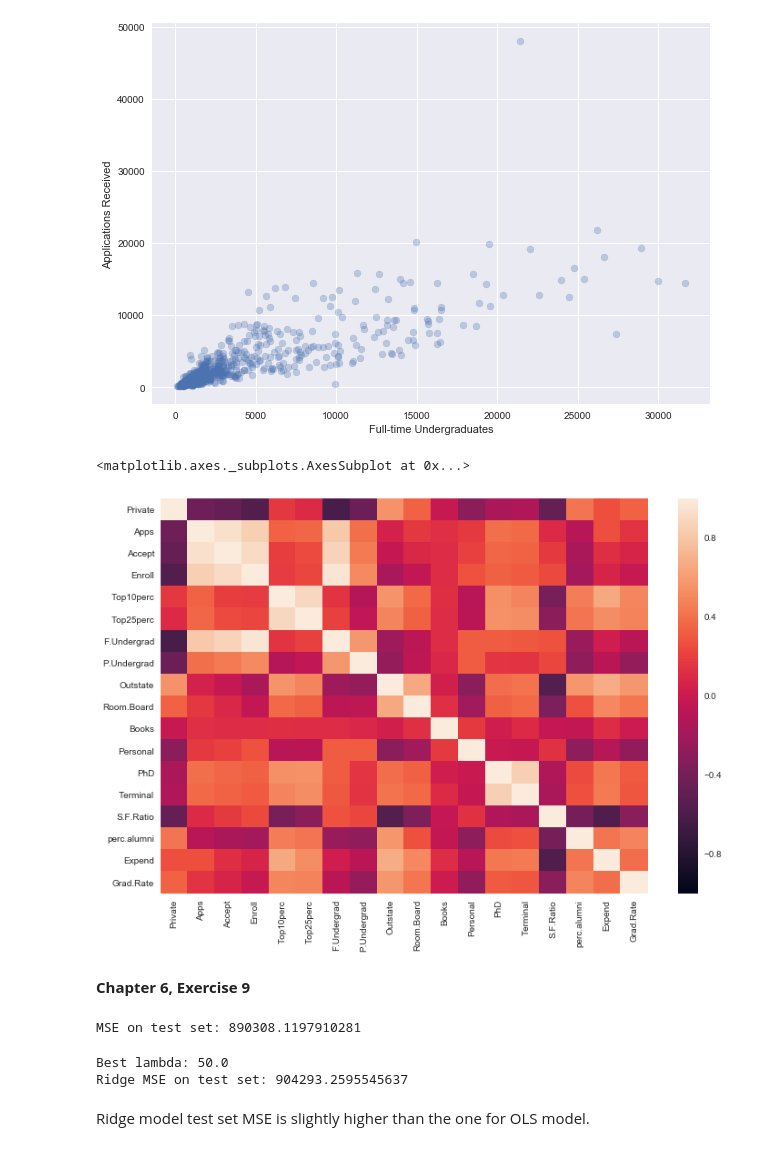
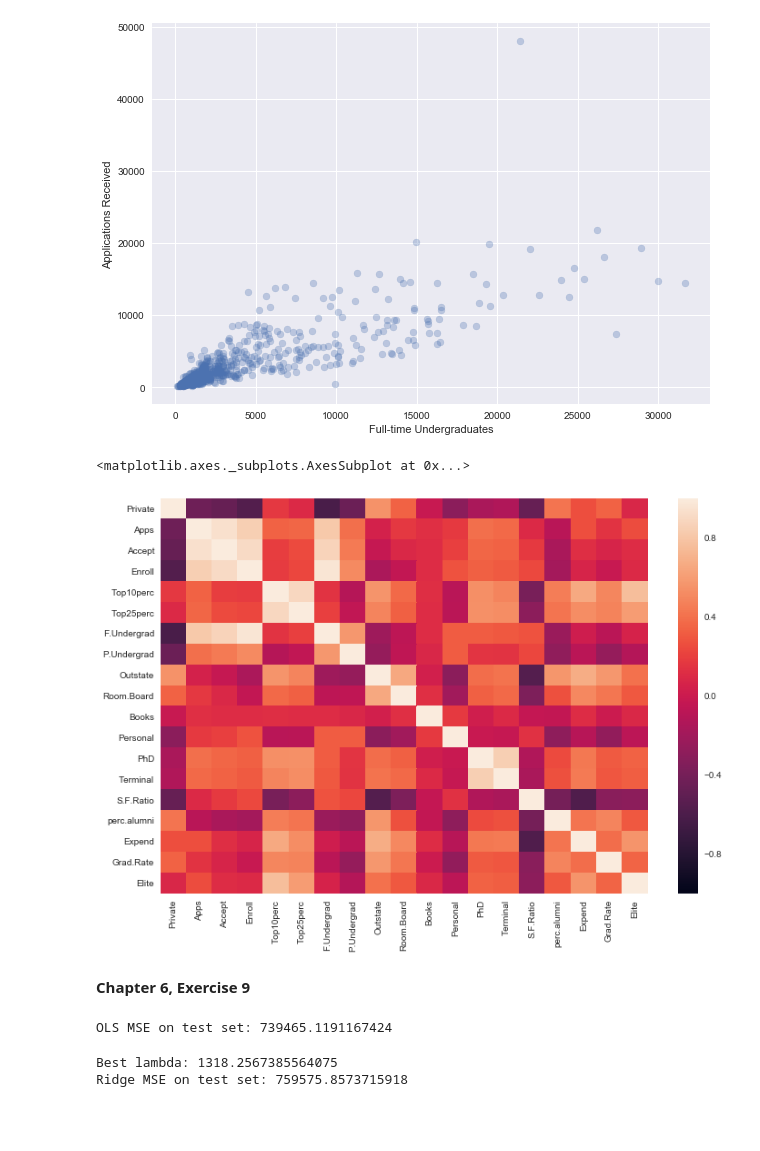
Before and after one commit to AtanasiuDemian/Introduction-to-Statistical-Learning---Python, a Jupyter notebook: College.ipynb, the cells around one changed output. Drawn from its saved outputs; the diff is of its cells as text; code cells hidden in the pictures; blank space fills up the shorter version.

Commit message:
updated College

```diff
--- a/College.ipynb
+++ b/College.ipynb
@@ -9,10 +7,15 @@ import pandas as pd
 import matplotlib.cm as cm
 import matplotlib as mpl
 from sklearn.linear_model import LinearRegression, RidgeCV, LassoCV
-from sklearn.model_selection import train_test_split
-from sklearn.metrics import mean_squared_error
+from sklearn.model_selection import train_test_split, GridSearchCV
+from sklearn.metrics import mean_squared_error, r2_score
+from sklearn.decomposition import PCA
+import seaborn as sns
+sns.set()
+
 %matplotlib inline
 # %%
 college=pd.read_csv('https://raw.githubusercontent.com/AtanasiuDemian/Introduction-to-Statistical-Learning---Python/master/Data/College.csv')
+college.drop('Unnamed: 0', axis=1, inplace=True)
 college.head()
 # %% [output]
@@ -27,3 +27,0 @@ File "College.csv" contains information about 777 US colleges. Note the first co
-# %%
-college.rename(columns={'Unnamed: 0':'College'}, inplace=True)
-college.head()
@@ -106,34 +98,32 @@ plt.ylabel('Applications Received')
 Text(0,0.5,'Applications Received')
 [figure]
 # %%
+college['Elite']=(college.Elite=='Yes')*1
 plt.figure(figsize=(12,8))
 sns.heatmap(college.corr(), vmin=-1, vmax=1)
 # %% [output]
 <matplotlib.axes._subplots.AxesSubplot at 0x...>
-[figure, old version]
+[figure, new version]
 # %% [markdown]
 **Chapter 6, Exercise 9**
 # %%
 # Split the data set into a training set and test set
-college.drop('Elite', axis=1, inplace=True)
-X_train, X_test, y_train, y_test = train_test_split(college.drop(['College', 'Apps'], axis=1), college['Apps'],
-                                                    test_size=0.3)
+X_train, X_test, y_train, y_test = train_test_split(college.drop(['Apps'], axis=1), college['Apps'],
+                                                    test_size=0.3, random_state=10)
 
 # Fit an OLS model on the training set
 linear = LinearRegression()
 linear.fit(X_train, y_train)
-print('MSE on test set: {}'.format(mean_squared_error(y_test, linear.predict(X_test))))
+print('OLS MSE on test set: {}'.format(mean_squared_error(y_test, linear.predict(X_test))))
 # %% [output]
-MSE on test set: 890308.1197910281
+OLS MSE on test set: 739465.1191167424
 # %%
 # Fit a Ridge Regression model
 # Choose suitable tuning parameter using cross-validation.
-lambdas=[0.001,0.005,0.01,0.05,0.1,0.5,1,5,10,50,100,500,1000]
+lambdas=10**np.linspace(-2,6,101)
 RCV=RidgeCV(alphas=lambdas)
 RCV.fit(X_train, y_train)
 print('Best lambda: {} \nRidge MSE on test set: {}'.format(RCV.alpha_, mean_squared_error(y_test, RCV.predict(X_test))))
 # %% [output]
-Best lambda: 50.0
-Ridge MSE on test set: 904293.2595545637
+Best lambda: 1318.2567385564075
+Ridge MSE on test set: 759575.8573715918
-# %% [markdown]
-Ridge model test set MSE is slightly higher than the one for OLS model.
```
Also changed, not shown: parts of 18 cells of this notebook.
